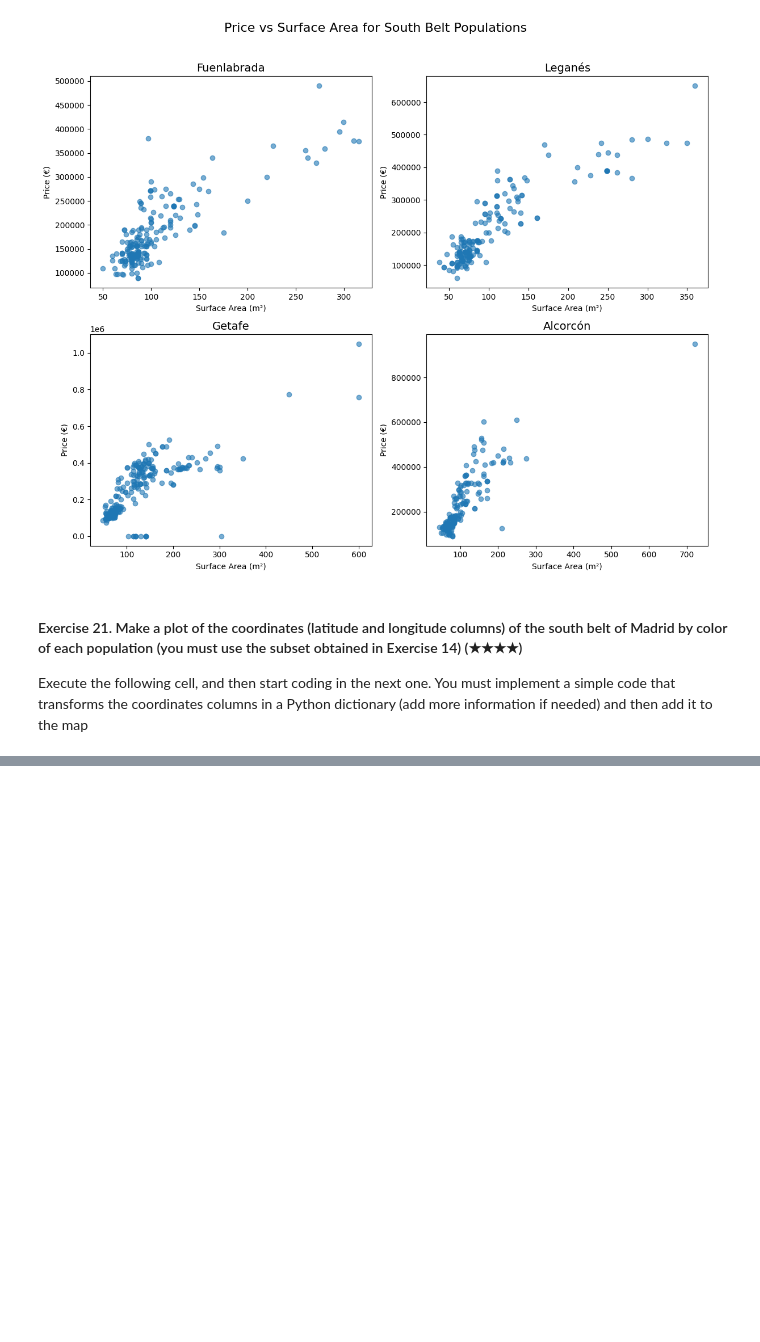
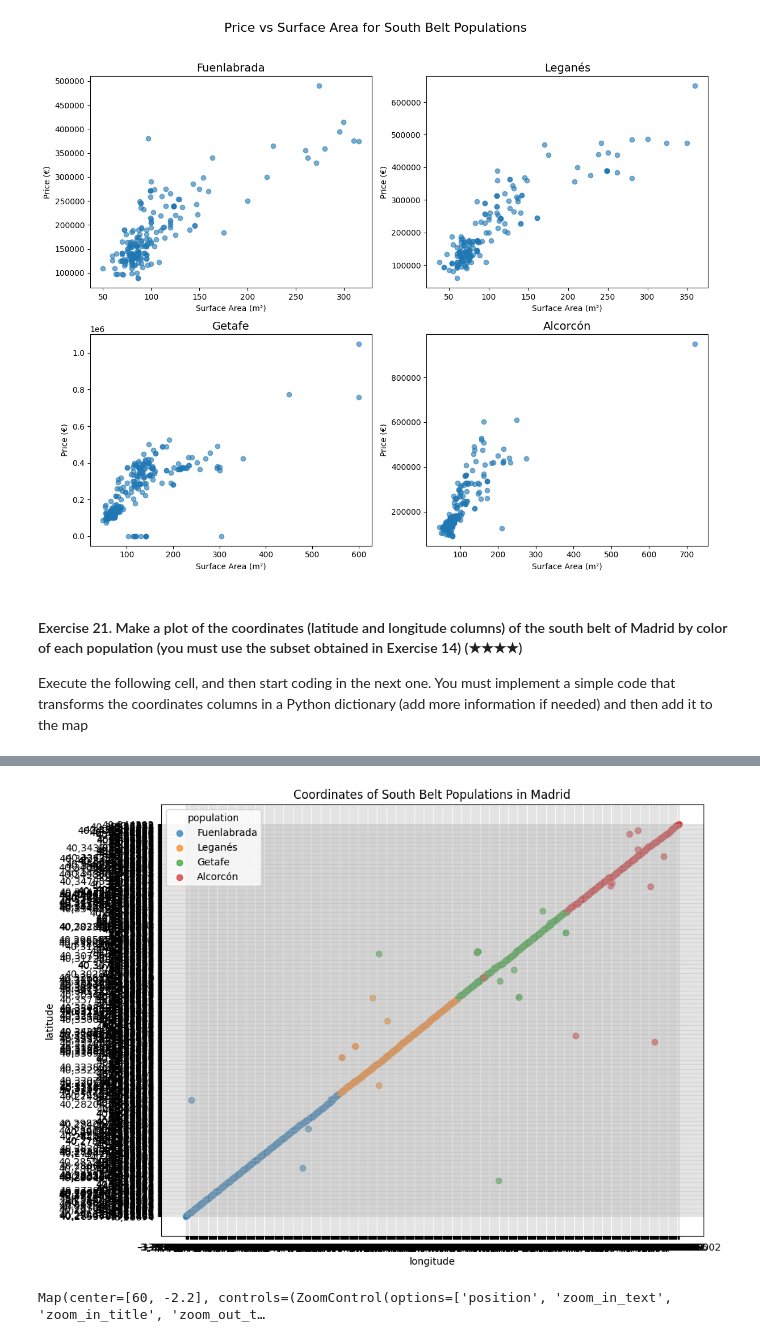
Before and after one commit to mariannacast/realestate-datacleanup-exercise, a Jupyter notebook: project.ipynb, the cells around one changed output, grey strips where cells are left out. Cells and saved outputs as stored; diff of their text form; code cells hidden in the pictures; blank space fills up the shorter version.

```diff
--- a/project.ipynb
+++ b/project.ipynb
@@ -798,0 +773,55 @@ NameError: name 'pd' is not defined
+# %%
+## Aquí: traza la coordenadas de los estados
+
+## HERE: Plot the coordinates of the estates
+
+import pandas as pd
+import matplotlib.pyplot as plt
+from ipyleaflet import Map, basemaps, Marker
+from ipywidgets import Layout
+
+# Define the map centered on Madrid (adjust the coordinates if needed)
+madrid_map = Map(center = (60, -2.2), zoom = 2, min_zoom = 1, max_zoom = 20,
+    basemap=basemaps.OpenStreetMap.Mapnik  # OpenStreetMap as an alternative
+)
+
+# Load the dataset
+data_frame = pd.read_csv('assets/real_estate.csv', sep=';')
+
+# Define the south belt populations
+south_belt_populations = ["Fuenlabrada", "Leganés", "Getafe", "Alcorcón"]
+
+# Filter the dataset for the south belt populations
+south_belt_df = data_frame[data_frame['level5'].isin(south_belt_populations)]
+
+# Ensure correct column names (adjust based on actual dataset)
+coordinates = south_belt_df[['level5', 'latitude', 'longitude']].dropna()
+
+# Transform the coordinates into a dictionary
+coordinates_dict = coordinates.to_dict('records')
+
+# Create a scatter plot for the south belt populations
+plt.figure(figsize=(10, 8))
+
+for population in south_belt_populations:
+    pop_data = coordinates[coordinates['level5'] == population]
+    plt.scatter(pop_data['longitude'], pop_data['latitude'], label=population, alpha=0.7)
+
+# Adding plot details
+plt.title("Coordinates of South Belt Populations in Madrid")
+plt.xlabel("longitude")
+plt.ylabel("latitude")
+plt.legend(title="population")
+plt.grid(alpha=0.3)
+plt.show()
+
+# Add markers to the interactive map
+for location in coordinates_dict:
+    marker = Marker(location=(location['latitude'], location['longitude']), draggable=False)
+    madrid_map.add_layer(marker)
+
+# Display the interactive map
+madrid_map
+# %% [output]
+[figure, added]
+Map(center=[60, -2.2], controls=(ZoomControl(options=['position', 'zoom_in_text', 'zoom_in_title', 'zoom_out_t…
```
Also changed, not shown: parts of 2 cells of this notebook.
